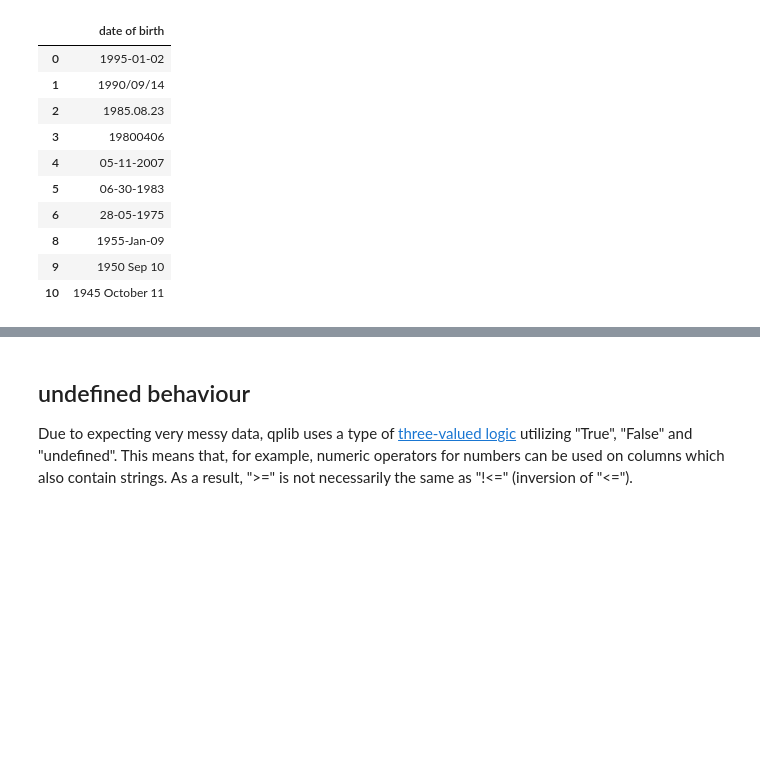
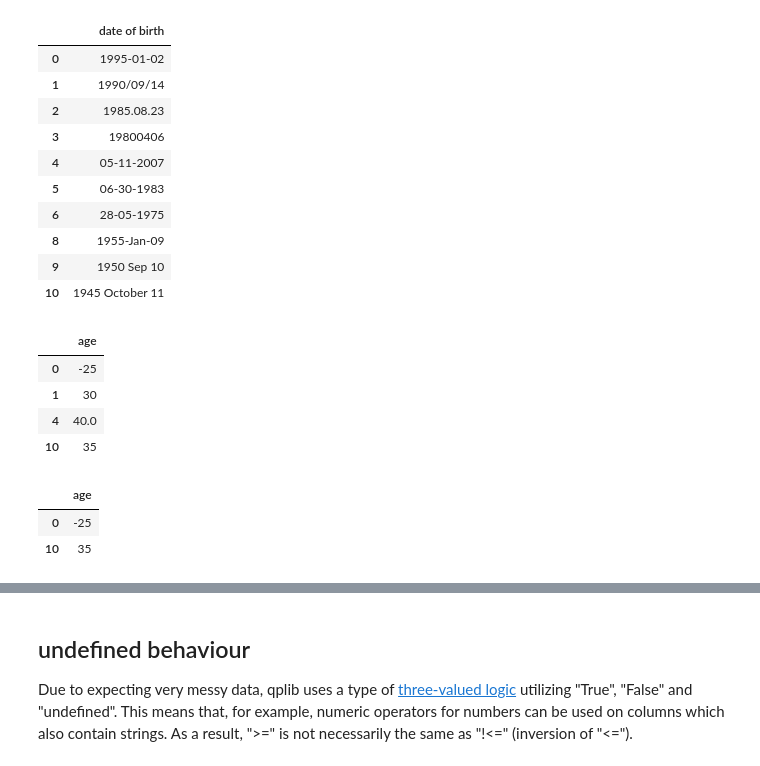
Before and after one commit to MartinVoelkl94/qplib_dev, a Jupyter notebook: interactive_demo.ipynb, the cells around one changed output, grey strips where cells are left out. Drawn from its saved outputs; the diff is of its cells as text; code cells hidden in the pictures; blank space fills up the shorter version.

```diff
--- a/interactive_demo.ipynb
+++ b/interactive_demo.ipynb
@@ -370,3 +370,19 @@ df.q(r'date of birth    %%is date;')  #note that unary operators end with a semi
 | 8 | 1955-Jan-09 |
 | 9 | 1950 Sep 10 |
 | 10 | 1945 October 11 |
+# %%
+#both strings '40.0' and '20' are treated as an int by default
+df.q(r'age  %%is int;')
+# %% [output]
+|  | age |
+| 0 | -25 |
+| 1 | 30 |
+| 4 | 40.0 |
+| 10 | 35 |
+# %%
+#strict mode does not treat those strings as ints
+df.q(r'age  %%strict is int;')
+# %% [output]
+|  | age |
+| 0 | -25 |
+| 10 | 35 |
```
Also changed, not shown: parts of 3 cells of this notebook.
